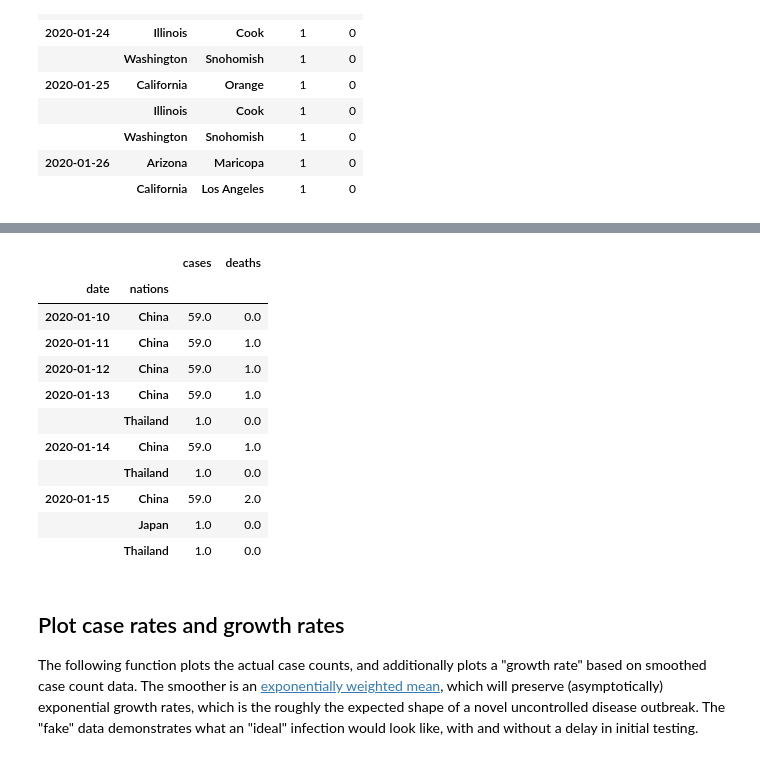
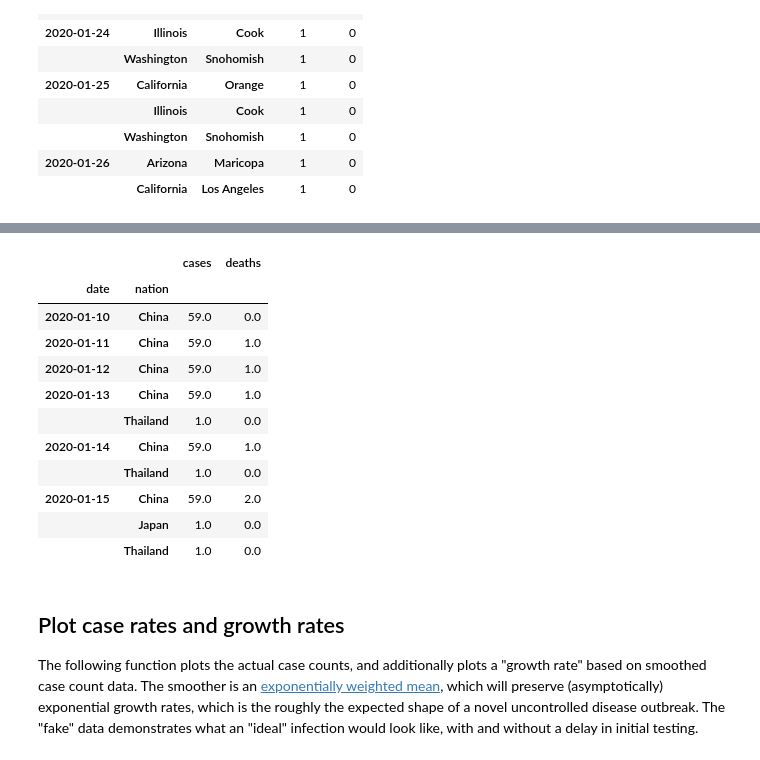
Before and after one commit to ragusa/covid-19-analysis, a Jupyter notebook: cases.ipynb, the cells around one changed output, grey strips where cells are left out. Cells and saved outputs as stored; diff of their text form; code cells hidden in the pictures.

```diff
--- a/cases.ipynb
+++ b/cases.ipynb
@@ -44,26 +105,26 @@ us_sum = us_data.sum(level='date')
 # %%
 # Download the international data
 WORLD_DATA_URL = "https://covid.ourworldindata.org/data/ecdc/total_cases.csv"
 
 def process_owid_data(url, name=None):
     data = pd.read_csv(url)
     data.index = pd.DatetimeIndex(data.pop('date'))
     del data['World']
-    data.columns.name = 'nations'
+    data.columns.name = 'nation'
     # Organize into [date, nation] rather than 'nation' as column
     data = data.unstack().swaplevel().sort_index()
     # Mark zeroes as unavailable
     data[data == 0] = np.nan
     data.name = name
     return data
 
 world_cases = process_owid_data(WORLD_DATA_URL, name='cases')
 world_deaths = process_owid_data(WORLD_DATA_URL.replace("cases", "deaths"), name='deaths')
 world_data = pd.concat([world_cases, world_deaths], axis=1).dropna(how='all').fillna(0)
-world_data[10:20]
+world_data.iloc[10:20]
 # %% [output]
 |  |  | cases | deaths |
-| date | nations |  |  |
+| date | nation |  |  |
 | 2020-01-10 | China | 59.0 | 0.0 |
 | 2020-01-11 | China | 59.0 | 1.0 |
 | 2020-01-12 | China | 59.0 | 1.0 |
```
Also changed, not shown: parts of 14 cells of this notebook, 5 other files.
